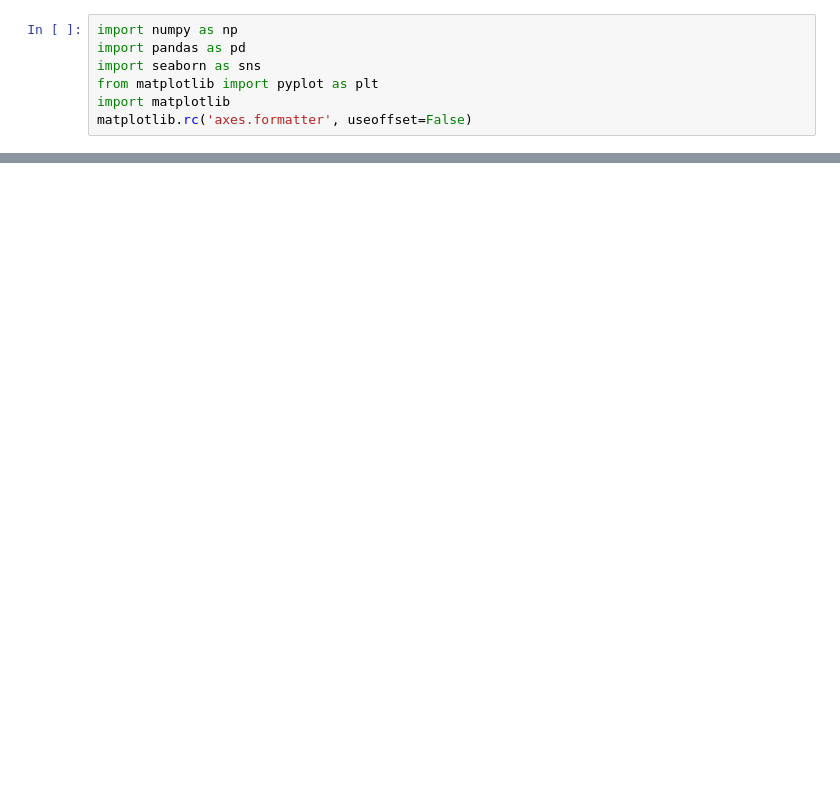
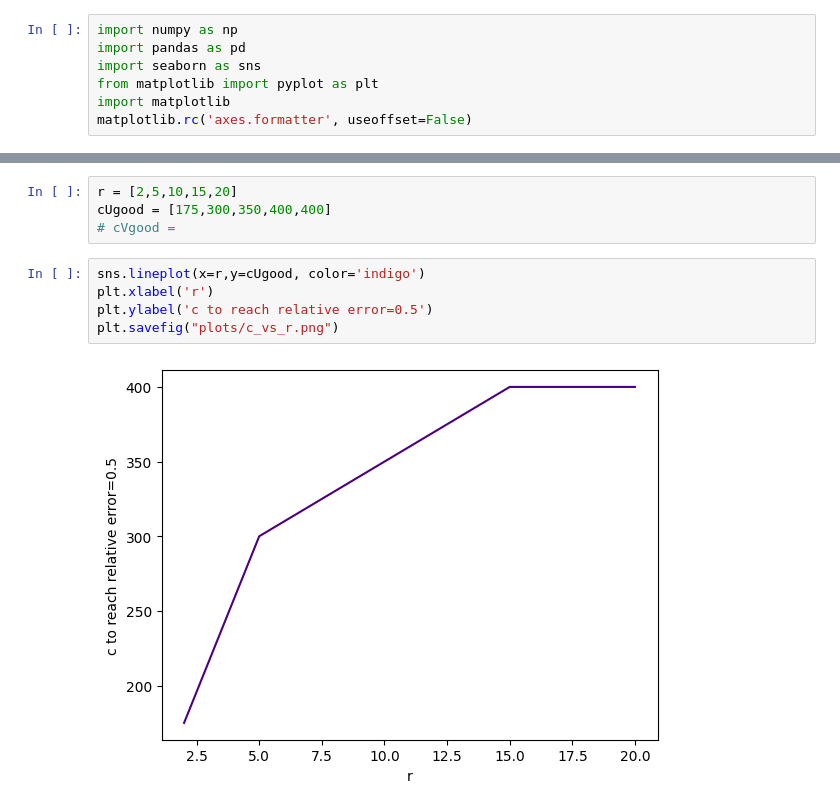
Before and after one commit to sampadbm/sampadbm.github.io, a Jupyter notebook: notes/ee546-mathematics-of-high-dimensional-data/hw3/q2/notebooks/results.ipynb, the cells around one changed output, grey strips where cells are left out. Drawn from its saved outputs; the diff is of its cells as text; blank space fills up the shorter version.

```diff
--- a/notes/ee546-mathematics-of-high-dimensional-data/hw3/q2/notebooks/results.ipynb
+++ b/notes/ee546-mathematics-of-high-dimensional-data/hw3/q2/notebooks/results.ipynb
@@ -48,0 +49,11 @@ plt.savefig(f"plots/{dataset}V.png")
+# %%
+r = [2,5,10,15,20]
+cUgood = [175,300,350,400,400]
+# cVgood =
+# %%
+sns.lineplot(x=r,y=cUgood, color='indigo')
+plt.xlabel('r')
+plt.ylabel('c to reach relative error=0.5')
+plt.savefig("plots/c_vs_r.png")
+# %% [output]
+[figure, added]
```
Also changed, not shown: parts of 3 cells of this notebook, 1 other file.
